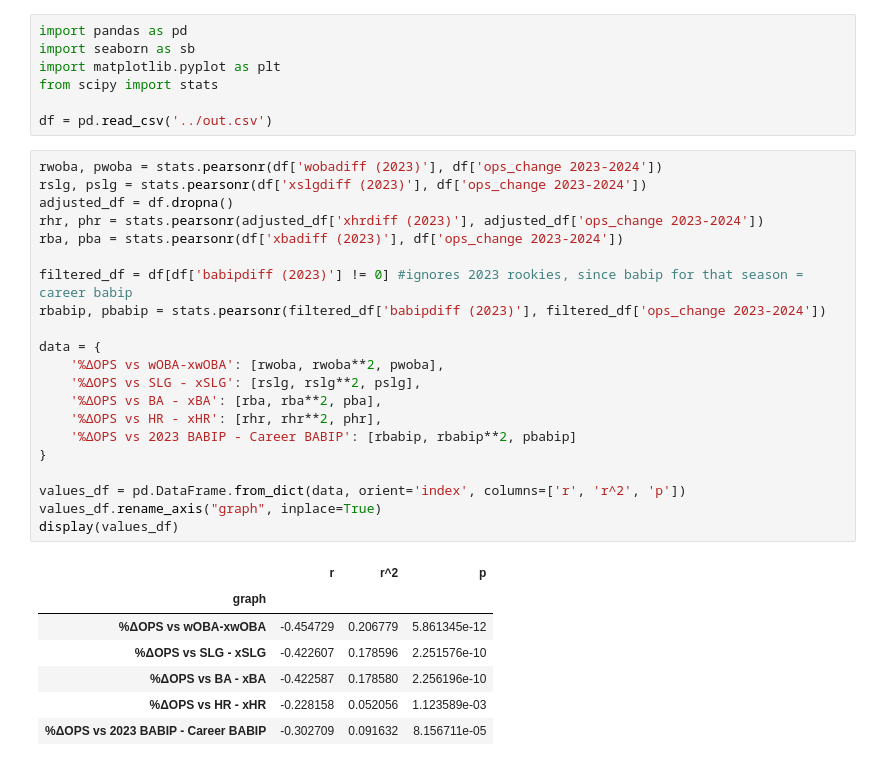
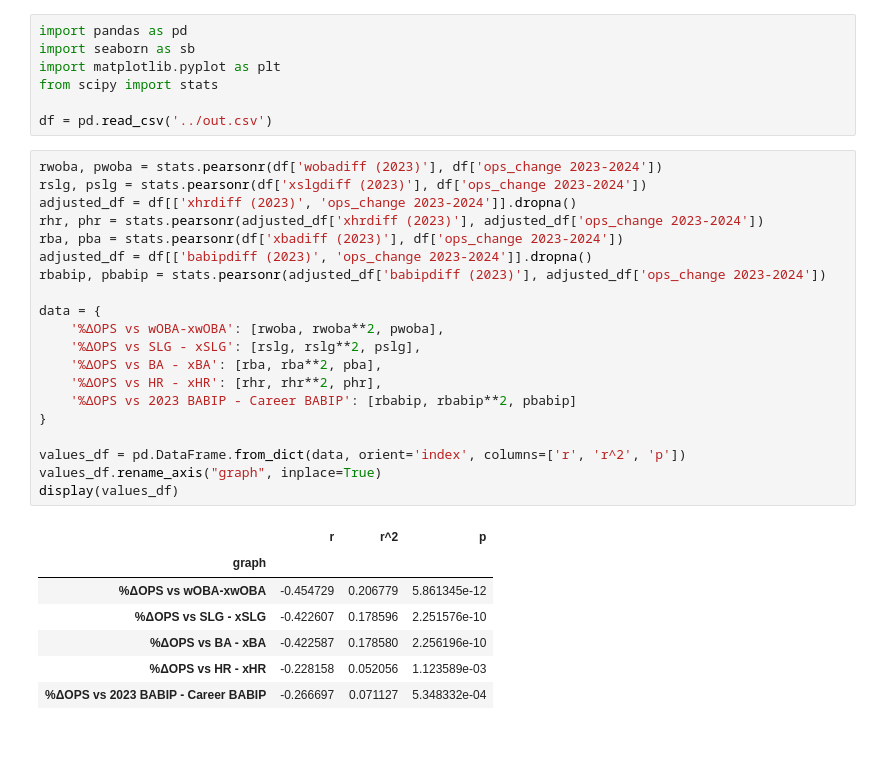
Before and after one commit to ArnavSaraogi/mlb-performance-predictor, a Jupyter notebook: visualizations/exploratino.ipynb, the cells around one changed output. Saved outputs shown, nothing was run; the diff lists cells and outputs as text.

```diff
--- a/visualizations/exploratino.ipynb
+++ b/visualizations/exploratino.ipynb
@@ -10,32 +10,31 @@ df = pd.read_csv('../out.csv')
 # %%
 rwoba, pwoba = stats.pearsonr(df['wobadiff (2023)'], df['ops_change 2023-2024'])
 rslg, pslg = stats.pearsonr(df['xslgdiff (2023)'], df['ops_change 2023-2024'])
-adjusted_df = df.dropna()
+adjusted_df = df[['xhrdiff (2023)', 'ops_change 2023-2024']].dropna()
 rhr, phr = stats.pearsonr(adjusted_df['xhrdiff (2023)'], adjusted_df['ops_change 2023-2024'])
 rba, pba = stats.pearsonr(df['xbadiff (2023)'], df['ops_change 2023-2024'])
-
-filtered_df = df[df['babipdiff (2023)'] != 0] #ignores 2023 rookies, since babip for that season = career babip
-rbabip, pbabip = stats.pearsonr(filtered_df['babipdiff (2023)'], filtered_df['ops_change 2023-2024'])
+adjusted_df = df[['babipdiff (2023)', 'ops_change 2023-2024']].dropna()
+rbabip, pbabip = stats.pearsonr(adjusted_df['babipdiff (2023)'], adjusted_df['ops_change 2023-2024'])
 
 data = {
     '%ΔOPS vs wOBA-xwOBA': [rwoba, rwoba**2, pwoba],
     '%ΔOPS vs SLG - xSLG': [rslg, rslg**2, pslg],
     '%ΔOPS vs BA - xBA': [rba, rba**2, pba],
     '%ΔOPS vs HR - xHR': [rhr, rhr**2, phr],
     '%ΔOPS vs 2023 BABIP - Career BABIP': [rbabip, rbabip**2, pbabip]
 }
 
 values_df = pd.DataFrame.from_dict(data, orient='index', columns=['r', 'r^2', 'p'])
 values_df.rename_axis("graph", inplace=True)
 display(values_df)
 # %% [output]
 |  | r | r^2 | p |
 | graph |  |  |  |
 | %ΔOPS vs wOBA-xwOBA | -0.454729 | 0.206779 | 5.861345e-12 |
 | %ΔOPS vs SLG - xSLG | -0.422607 | 0.178596 | 2.251576e-10 |
 | %ΔOPS vs BA - xBA | -0.422587 | 0.178580 | 2.256196e-10 |
 | %ΔOPS vs HR - xHR | -0.228158 | 0.052056 | 1.123589e-03 |
-| %ΔOPS vs 2023 BABIP - Career BABIP | -0.302709 | 0.091632 | 8.156711e-05 |
+| %ΔOPS vs 2023 BABIP - Career BABIP | -0.266697 | 0.071127 | 5.348332e-04 |
 # %%
 to_drop = ['on_base_plus_slg (2023)', 'on_base_plus_slg (2024)', 'player_id','xbadiff (2024)', 'xslgdiff (2024)',
            'wobadiff (2024)','babipdiff (2024)','xhrdiff (2024)']
```
Also changed, not shown: parts of 2 cells of this notebook, 5 other files.
